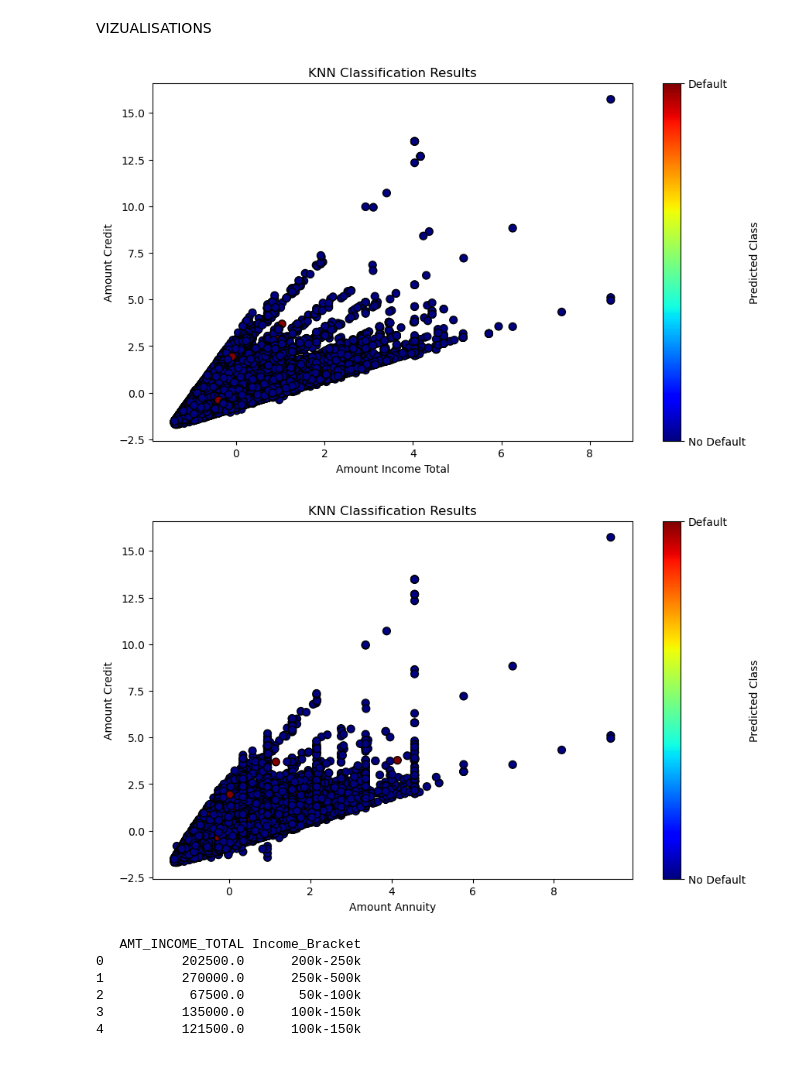
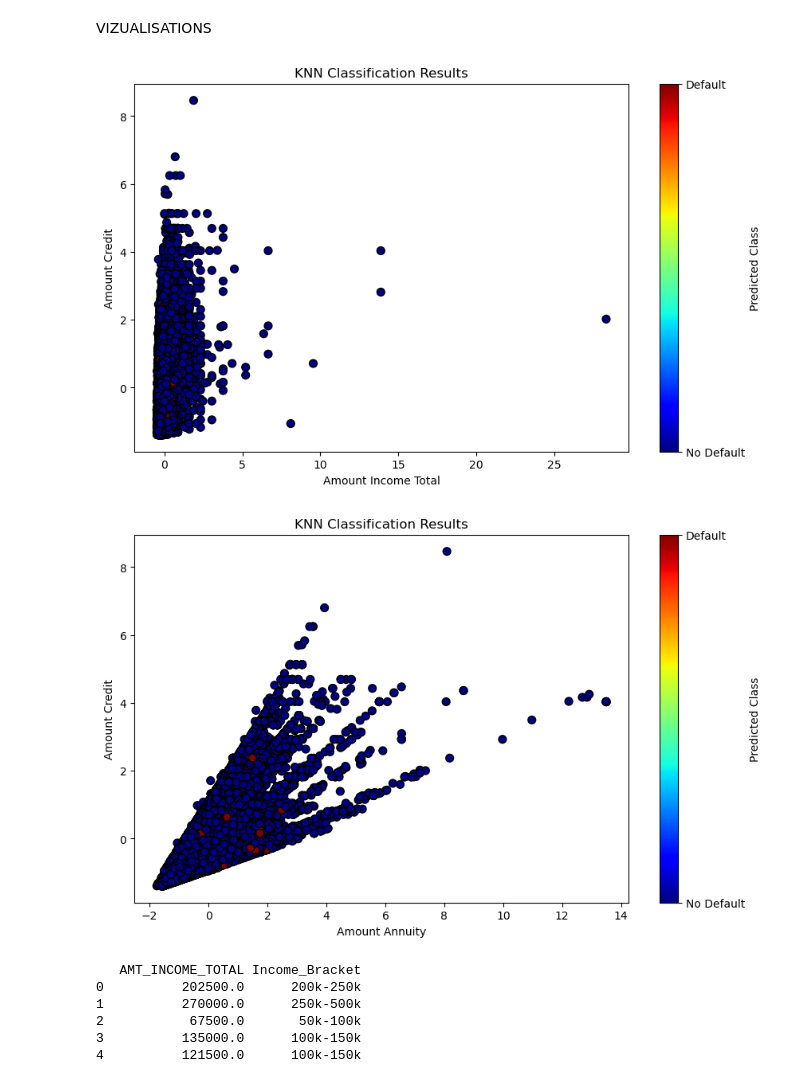
Before and after one commit to troyflood94/final_project, a Jupyter notebook: work_file.ipynb, the cells around one changed output. Saved outputs shown, nothing was run; the diff lists cells and outputs as text; code cells hidden in the pictures.

Commit message:
updating graphs

```diff
--- a/work_file.ipynb
+++ b/work_file.ipynb
@@ -214,23 +214,23 @@ y_pred_labels = [class_mapping[label] for label in y_pred]
 # %%
 #plot the amount of credit versus total income
 plt.figure(figsize=(10, 6))
-scatter = plt.scatter(X_test_subset[:, 2], X_test_subset[:, 3], c=y_pred, cmap='jet', edgecolor='k', s=50)
+scatter = plt.scatter(X_test_subset[:, 1], X_test_subset[:, 2], c=y_pred, cmap='jet', edgecolor='k', s=50)
 plt.title('KNN Classification Results')
 plt.xlabel('Amount Income Total')
 plt.ylabel('Amount Credit')
 cbar = plt.colorbar(scatter, ticks=np.unique(y_pred))
 cbar.ax.set_yticklabels([class_mapping[i] for i in np.unique(y_pred)])
 cbar.set_label('Predicted Class')
 plt.show()
 # %% [output]
-[figure, old version]
+[figure, new version]
 # %%
 # Selecting data for visualization
 X_test_subset = X_test_scaled[:, :6]
 # %%
 #plot credit amount versus annuity amount
 plt.figure(figsize=(10, 6))
-scatter = plt.scatter(X_test_subset[:, 4], X_test_subset[:, 3], c=y_pred, cmap='jet', edgecolor='k', s=50)
+scatter = plt.scatter(X_test_subset[:, 3], X_test_subset[:, 2], c=y_pred, cmap='jet', edgecolor='k', s=50)
 plt.title('KNN Classification Results')
 plt.xlabel('Amount Annuity')
 plt.ylabel('Amount Credit')
@@ -239,7 +239,7 @@ cbar.ax.set_yticklabels([class_mapping[i] for i in np.unique(y_pred)])
 cbar.set_label('Predicted Class')
 plt.show()
 # %% [output]
-[figure, old version]
+[figure, new version]
 # %%
 #import matplotlib
 import matplotlib.pyplot as plt
```
Also changed, not shown: parts of 3 cells of this notebook.
